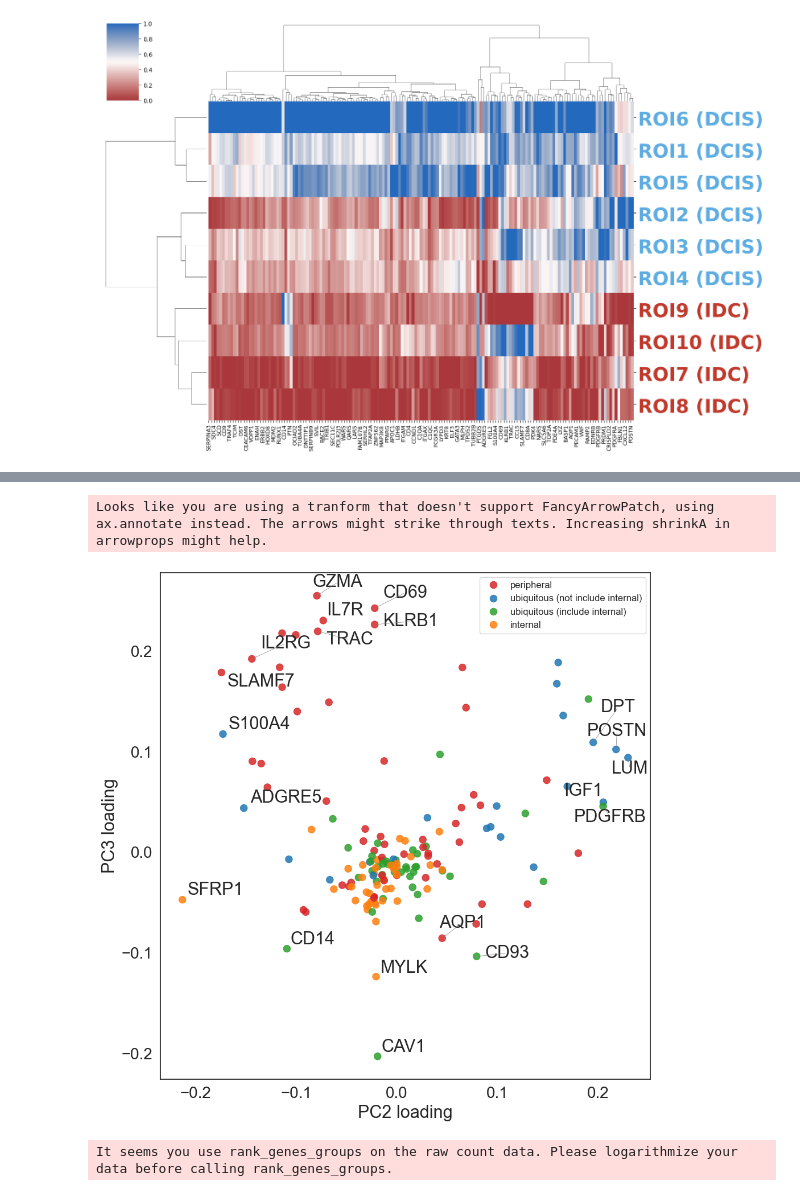
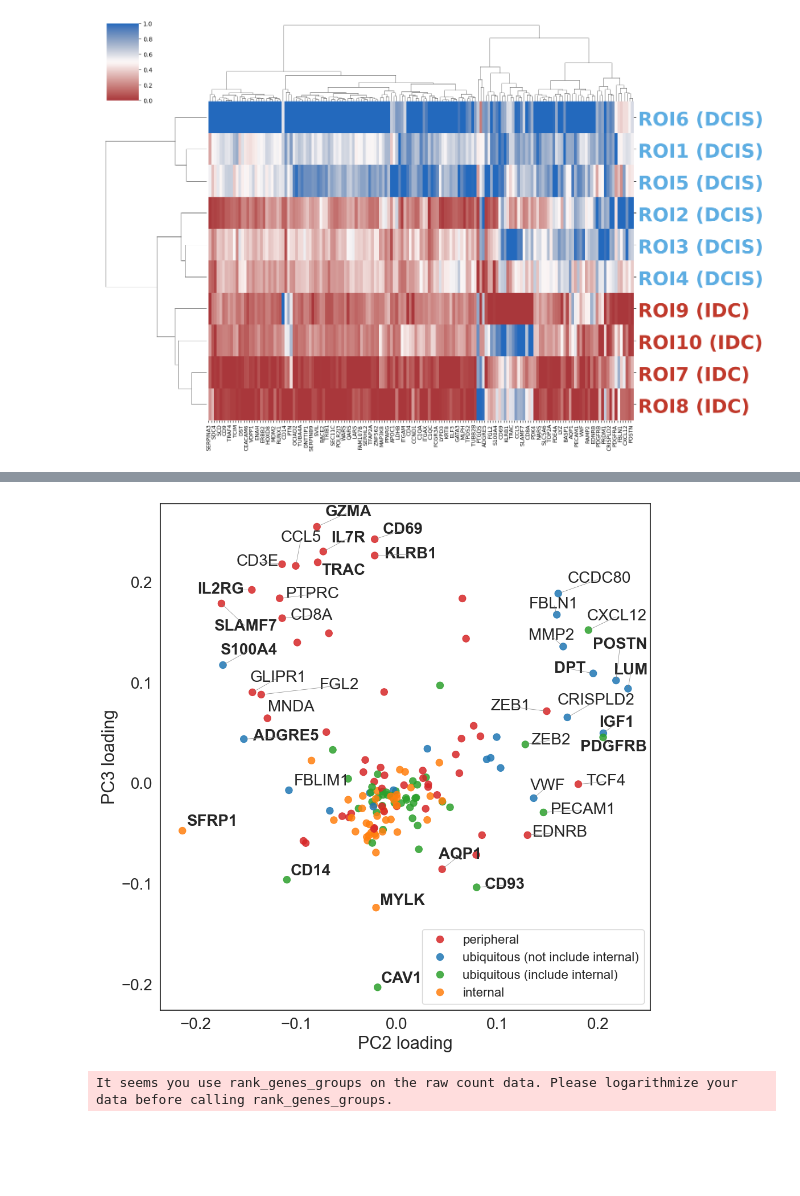
Before and after one commit to RyosukeNomural/SpatialCompassV, a Jupyter notebook: docs/tutorials/spatial_deg/index.ipynb, the cells around one changed output, grey strips where cells are left out. Drawn from its saved outputs; the diff is of its cells as text; code cells hidden in the pictures; blank space fills up the shorter version.

```diff
--- a/docs/tutorials/spatial_deg/index.ipynb
+++ b/docs/tutorials/spatial_deg/index.ipynb
@@ -384,6 +384,5 @@ top_pca_genes = top_df["gene"].drop_duplicates().tolist()
 # %%
-import pandas as pd
-import numpy as np
+## Figure 4G
 
 annotation_path = "../tutorial_data/breast_gene_annotate.csv"
 annotate_df = pd.read_csv(annotation_path)
@@ -440,6 +439,7 @@ fig.update_layout(
 
 fig.show()
 
+# Second figure(in the paper)
 pc_df["annotation"] = pc_df["feature"].map(anno_map).fillna("unknown")
 palette = { "peripheral": "tab:red", "internal": "tab:orange", "ubiquitous (include internal)": "tab:green", "ubiquitous (not include internal)": "tab:blue" }
 plt.figure(figsize=(10, 10), facecolor="white")
@@ -450,39 +450,59 @@ sns.scatterplot(
     y="PC3",
     hue="annotation",
     palette=palette,
     s=80,
     alpha=0.85,
     edgecolor=None,
 )
 
 texts = []
 for _, row in pc_df.iterrows():
     gene = row["feature"]
-    if gene in top_pca_genes:
-        texts.append(plt.text(row["PC2"], row["PC3"], gene,
-                              fontsize=22))
+    pc2  = row["PC2"]
+
+    # ラベルを付ける条件
+    label_top = gene in top_pca_genes
+    label_pc2 = (pc2 > 0.12) or (pc2 < -0.1)
+
+    if label_top or label_pc2:
+
+        # フォント設定
+        if label_top:
+            fw = "bold"     # もともとの遺伝子 → 太字
+        else:
+            fw = "normal"   # PC2条件だけ → 通常
+
+        texts.append(
+            plt.text(
+                row["PC2"],
+                row["PC3"],
+                gene,
+                fontsize=20,
+                fontweight=fw
+            )
+        )
+
 
 adjust_text(
     texts,
     only_move={'points': 'y', 'text': 'xy'},
     force_text=1.5,
     force_points=1.0,
     expand_text=(1.2, 1.3),
     expand_points=(1.2, 1.3),
     arrowprops=dict(arrowstyle="-", lw=0.5, color="gray")
 )
 
 plt.xlabel("PC2 loading", fontsize=22)
 plt.ylabel("PC3 loading", fontsize=22)
 plt.xticks(fontsize=20)
 plt.yticks(fontsize=20)
-plt.legend(fontsize=12, loc="best")
+plt.legend(fontsize=16, loc="lower right")
 plt.tight_layout()
 plt.show()
 # %% [output]
 [interactive output not drawn]
-Looks like you are using a tranform that doesn't support FancyArrowPatch, using ax.annotate instead. The arrows might strike through texts. Increasing shrinkA in arrowprops might help.
-[figure, old version]
+[figure, new version]
 # %%
 # Figure 4E DEG analysis
 import scanpy as sc
```
Also changed, not shown: parts of 2 cells of this notebook, 1 other file.
